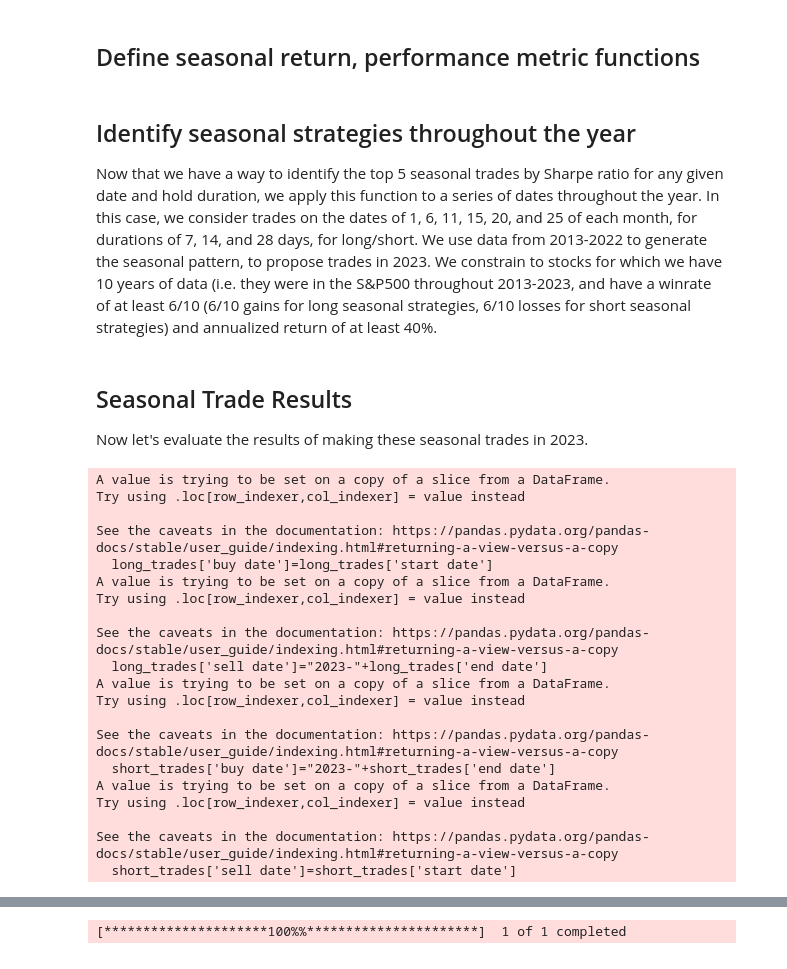
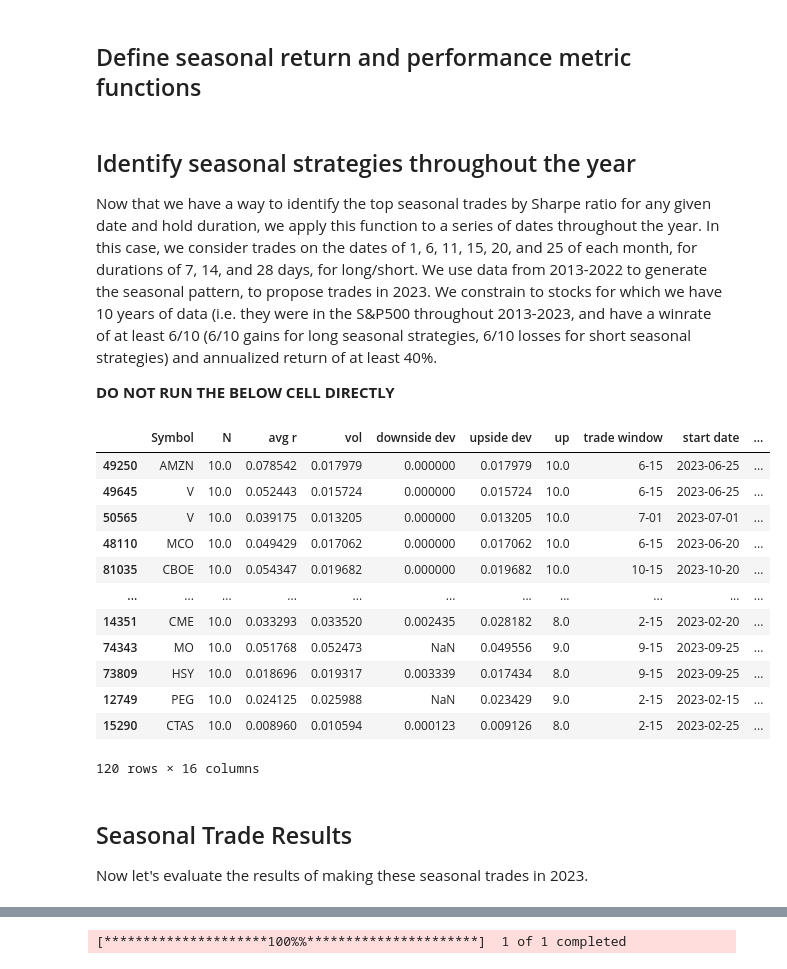
Before and after one commit to raywang202/technical-trading, a Jupyter notebook: Stock technical.ipynb, the cells around one changed output, grey strips where cells are left out. Cells and saved outputs as stored; diff of their text form; code cells hidden in the pictures.

```diff
--- a/Stock technical.ipynb
+++ b/Stock technical.ipynb
@@ -48,7 +52,7 @@ all_stocks = data.columns.drop(labels='Price Date')
 # Only keep through end of 2023
 data = data[data.index < '2024-01-01']
 # %% [markdown]
-## Define seasonal return, performance metric functions
+## Define seasonal return and performance metric functions
 # %%
 # Define a function that outputs historical performance between two dates
 # Note that this specific function does not work for start and end dates that
@@ -136,7 +140,9 @@ best_short_trades = sub_stats.sort_values(by='avg r',ascending= True).iloc[0:5]
 # %% [markdown]
 ## Identify seasonal strategies throughout the year
 
-Now that we have a way to identify the top 5 seasonal trades by Sharpe ratio for any given date and hold duration, we apply this function to a series of dates throughout the year. In this case, we consider trades on the dates of 1, 6, 11, 15, 20, and 25 of each month, for durations of 7, 14, and 28 days, for long/short. We use data from 2013-2022 to generate the seasonal pattern, to propose trades in 2023. We constrain to stocks for which we have 10 years of data (i.e. they were in the S&P500 throughout 2013-2023, and have a winrate of at least 6/10 (6/10 gains for long seasonal strategies, 6/10 losses for short seasonal strategies) and annualized return of at least 40%.
+Now that we have a way to identify the top seasonal trades by Sharpe ratio for any given date and hold duration, we apply this function to a series of dates throughout the year. In this case, we consider trades on the dates of 1, 6, 11, 15, 20, and 25 of each month, for durations of 7, 14, and 28 days, for long/short. We use data from 2013-2022 to generate the seasonal pattern, to propose trades in 2023. We constrain to stocks for which we have 10 years of data (i.e. they were in the S&P500 throughout 2013-2023, and have a winrate of at least 6/10 (6/10 gains for long seasonal strategies, 6/10 losses for short seasonal strategies) and annualized return of at least 40%.
+
+**DO NOT RUN THE BELOW CELL DIRECTLY**
 # %%
 # NOTE: Running this cell will take ~20 minutes. Use the saved CSV file in the next cell instead
 
@@ -198,13 +204,30 @@ all_returns['annualized r'] = (all_returns['avg r'] * 365/
     all_returns['hold length'])
 # all_returns.to_csv('seasonal_trades.csv')
 # %%
-# Read in the CSV: running the code takes about 20 minutes
 all_returns = pd.read_csv('seasonal_trades.csv')
 # Identify which long/short positions we would take. Take the top 5 long/short for each trade window
 long_positions = all_returns[(all_returns['annualized r']>0.4) & (all_returns.up>=6)].sort_values(
     'Sharpe Long',ascending=False).groupby('trade window').head(5)
 short_positions = all_returns[(all_returns['annualized r']< (-0.4)) & (all_returns.up<=4)].sort_values(
     'Sharpe Short',ascending=False).groupby('trade window').head(5)
+
+# See the trades we would take, 5 per twice-a-month trading window:
+long_positions
+# short_positions
+# %% [output]
+|  | Symbol | N | avg r | vol | downside dev | upside dev | up | trade window | start date | ... |
+| 49250 | AMZN | 10.0 | 0.078542 | 0.017979 | 0.000000 | 0.017979 | 10.0 | 6-15 | 2023-06-25 | ... |
+| 49645 | V | 10.0 | 0.052443 | 0.015724 | 0.000000 | 0.015724 | 10.0 | 6-15 | 2023-06-25 | ... |
+| 50565 | V | 10.0 | 0.039175 | 0.013205 | 0.000000 | 0.013205 | 10.0 | 7-01 | 2023-07-01 | ... |
+| 48110 | MCO | 10.0 | 0.049429 | 0.017062 | 0.000000 | 0.017062 | 10.0 | 6-15 | 2023-06-20 | ... |
+| 81035 | CBOE | 10.0 | 0.054347 | 0.019682 | 0.000000 | 0.019682 | 10.0 | 10-15 | 2023-10-20 | ... |
+| ... | ... | ... | ... | ... | ... | ... | ... | ... | ... | ... |
+| 14351 | CME | 10.0 | 0.033293 | 0.033520 | 0.002435 | 0.028182 | 8.0 | 2-15 | 2023-02-20 | ... |
+| 74343 | MO | 10.0 | 0.051768 | 0.052473 | NaN | 0.049556 | 9.0 | 9-15 | 2023-09-25 | ... |
+| 73809 | HSY | 10.0 | 0.018696 | 0.019317 | 0.003339 | 0.017434 | 8.0 | 9-15 | 2023-09-25 | ... |
+| 12749 | PEG | 10.0 | 0.024125 | 0.025988 | NaN | 0.023429 | 9.0 | 2-15 | 2023-02-15 | ... |
+| 15290 | CTAS | 10.0 | 0.008960 | 0.010594 | 0.000123 | 0.009126 | 8.0 | 2-15 | 2023-02-25 | ... |
+120 rows × 16 columns
 # %% [markdown]
 ## Seasonal Trade Results
 
@@ -213,10 +236,10 @@ Now let's evaluate the results of making these seasonal trades in 2023.
 # Note that within the same trade window, we may end up trading the same stock
 # multiple times due to the delay, e.g. we short COF from Jan 11-25 but also
 # from Jan 6 to Feb 23. This can happen if a stock endures sustained movements
-# in one direction, and we would probably avoid doubling down in reality. But for
-# now, let's just look at the results of our trades in 2023
+# in one direction, and we would probably avoid doubling down on the same stock.
+# But for now, let's just look at the results of our trades in 2023
 
-long_trades = long_positions[['Symbol','start date','end date']]
+long_trades = long_positions.loc[:,['Symbol','start date','end date']]
 long_trades['buy date']=long_trades['start date']
 long_trades['sell date']="2023-"+long_trades['end date']
 
@@ -242,7 +265,7 @@ for row in range(long_trades.shape[0]):
 
 long_trade_results = pd.DataFrame(long_trade_results_list)
 
-short_trades = short_positions[['Symbol','start date','end date']]
+short_trades = short_positions.loc[:,['Symbol','start date','end date']]
 short_trades['buy date']="2023-"+short_trades['end date']
 short_trades['sell date']=short_trades['start date']
 
@@ -255,24 +278,3 @@ for row in range(short_trades.shape[0]):
             short_trades.iloc[row]['sell date']))
 
 short_trade_results = pd.DataFrame(short_trade_results_list)
-# %% [output]
-A value is trying to be set on a copy of a slice from a DataFrame.
-Try using .loc[row_indexer,col_indexer] = value instead
-
-See the caveats in the documentation: https://pandas.pydata.org/pandas-docs/stable/user_guide/indexing.html#returning-a-view-versus-a-copy
-  long_trades['buy date']=long_trades['start date']
-A value is trying to be set on a copy of a slice from a DataFrame.
-Try using .loc[row_indexer,col_indexer] = value instead
-
-See the caveats in the documentation: https://pandas.pydata.org/pandas-docs/stable/user_guide/indexing.html#returning-a-view-versus-a-copy
-  long_trades['sell date']="2023-"+long_trades['end date']
-A value is trying to be set on a copy of a slice from a DataFrame.
-Try using .loc[row_indexer,col_indexer] = value instead
-
-See the caveats in the documentation: https://pandas.pydata.org/pandas-docs/stable/user_guide/indexing.html#returning-a-view-versus-a-copy
-  short_trades['buy date']="2023-"+short_trades['end date']
-A value is trying to be set on a copy of a slice from a DataFrame.
-Try using .loc[row_indexer,col_indexer] = value instead
-
-See the caveats in the documentation: https://pandas.pydata.org/pandas-docs/stable/user_guide/indexing.html#returning-a-view-versus-a-copy
-  short_trades['sell date']=short_trades['start date']
```
Also changed, not shown: parts of 9 cells of this notebook, 4 other files.
